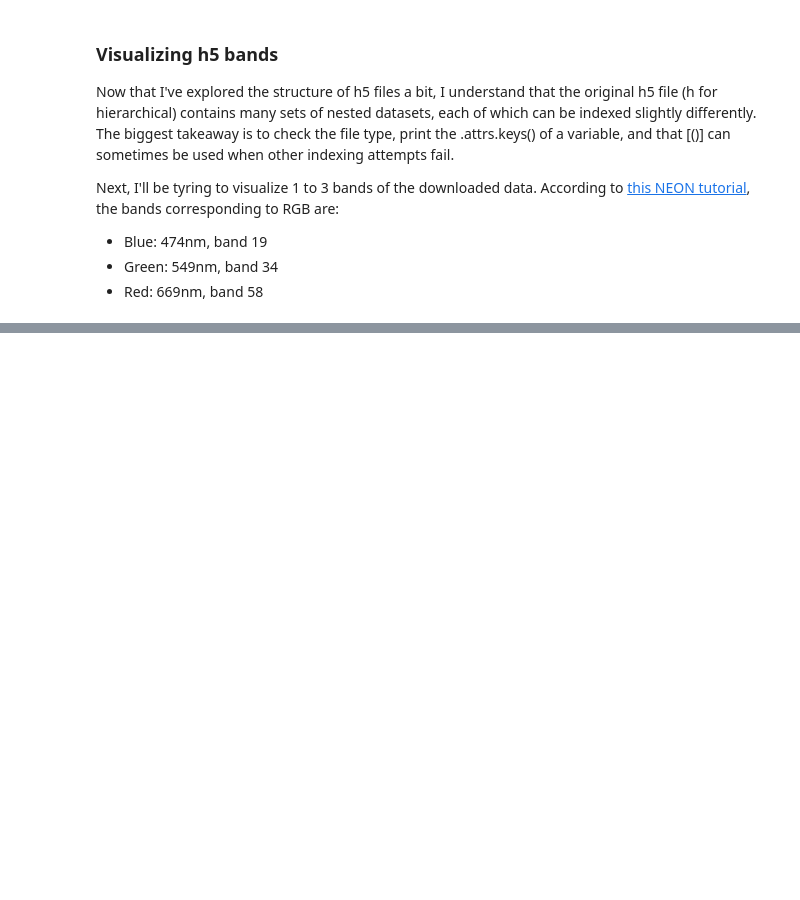
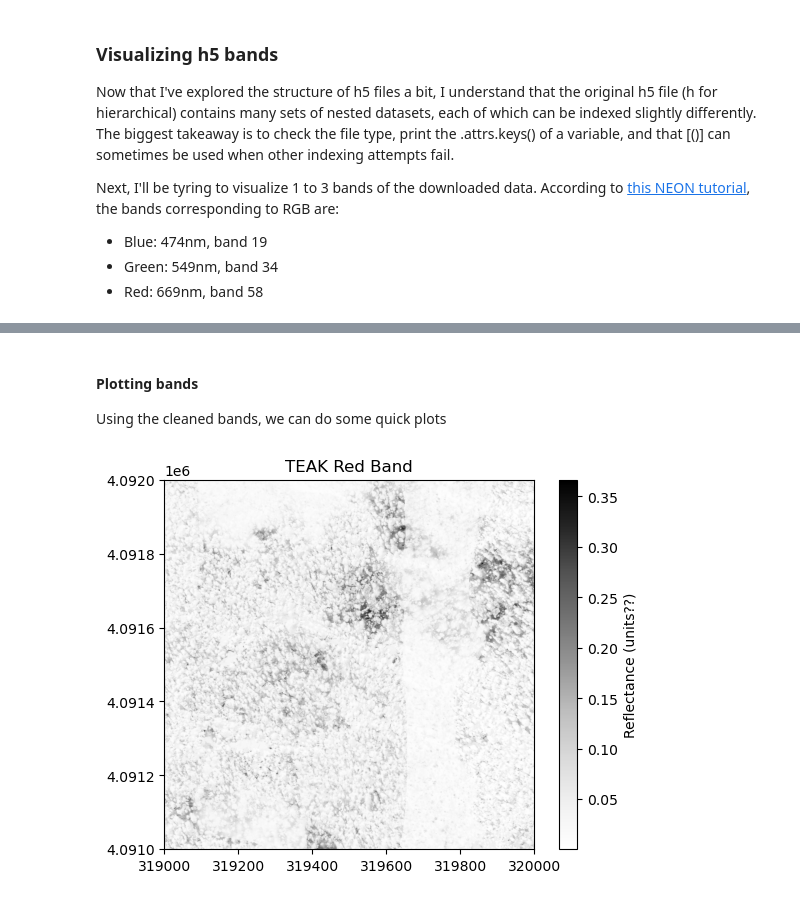
Before and after one commit to cderanek/SURP_practice, a Jupyter notebook: practice_SURP.ipynb, the cells around one changed output, grey strips where cells are left out. Drawn from its saved outputs; the diff is of its cells as text; code cells hidden in the pictures; blank space fills up the shorter version.

Commit message:
Practiced creating color composite plots with TEAK RGB bands

```diff
--- a/practice_SURP.ipynb
+++ b/practice_SURP.ipynb
@@ -194,7 +194,7 @@ all_teak_h5_urls[:3] # just list a few URLs
 ##### TODO
 Next steps will be to explore the neonUtilities package for automatically downloading a set of h5 files. Once I have that figured out, I'll created a new regular .py file that can take in sites and a path to save to for automatically downloading/organizing a set of h5 files. At that point, I will experiment with the hoffman2 cluster, too because the downloading of files has been pretty slow.
 # %%
-h5_path = '/Users/cd/Documents/Graduate_School/SURP/SURP_practice/teak_reflectance/NEON_D17_TEAK_DP3_319000_4091000_reflectance.h5'
+h5_path = '/Users/cd/Documents/Graduate_School/SURP/teak_reflectance/NEON_D17_TEAK_DP3_319000_4091000_reflectance.h5'
 f = h5py.File(h5_path, 'r')
 
 # list_dataset function from NEON tutorial documentation
@@ -304,3 +304,24 @@ Next, I'll be tyring to visualize 1 to 3 bands of the downloaded data. According
 * Blue: 474nm, band 19
 * Green: 549nm, band 34
 * Red: 669nm, band 58
+# %%
+# Extract map info (resolution, east/north pixels)
+teak_map_infoL = list(map(lambda x: x.strip(),
+                          str(teak_mapInfo[()]).split(', ')))
+teak_xmin, teak_ymax, *teak_resolution = list(map(float, teak_map_infoL[3:7]))
+refl_shape = teak_reflArray.shape
+
+# From NEON tutorial: Calculate the xMax and yMin values from the dimensions
+teak_xmax = teak_xmin + (refl_shape[1]*teak_resolution[0]) #xMax = left edge + (# of columns * x pixel resolution)
+teak_ymin = teak_ymax - (refl_shape[0]*teak_resolution[1]) #yMin = top edge - (# of rows * y pixel resolution)
+
+# From NEON tutorial: Define extent as a tuple:
+teak_extent = (teak_xmin, teak_xmax, teak_ymin, teak_ymax)
+teak_extent
+
+# From NEON tutorial: Extract bands of interest
+RGB_bandNums = [57, 33, 18]
+RGB_bands = [teak_reflArray[:,:,n].astype(float) for n in RGB_bandNums]
+print('b57 type:',type(RGB_bands[0])) # see how bands are represented
+print('b57 shape:',RGB_bands[0].shape)
+print('Band 57 Reflectance:\n',RGB_bands[0])
@@ -306,0 +342,12 @@ Next, I'll be tyring to visualize 1 to 3 bands of the downloaded data. According
+# %%
+# From NEON tutorial: View and apply scale factor and data ignore value
+scaleFactor = teak_reflArray.attrs['Scale_Factor']
+noDataValue = teak_reflArray.attrs['Data_Ignore_Value']
+print('Scale Factor:',scaleFactor)
+print('Data Ignore Value:',noDataValue)
+
+
+for band in RGB_bands:
+    band[band==int(noDataValue)]=np.nan
+RGB_bands = [band/scaleFactor for band in RGB_bands]
+print('Cleaned Band 57 Reflectance:\n',RGB_bands[0])
@@ -306,0 +365,12 @@ Next, I'll be tyring to visualize 1 to 3 bands of the downloaded data. According
+# %% [markdown]
+#### Plotting bands
+Using the cleaned bands, we can do some quick plots
+# %%
+teak_plot = plt.imshow(RGB_bands[0],
+                       extent=teak_extent,
+                       cmap='Greys')
+cbar = plt.colorbar();
+cbar.set_label('Reflectance (units??)');
+plt.title('TEAK Red Band');
+# %% [output]
+[figure, added]
```
Also changed, not shown: parts of 10 cells of this notebook.
